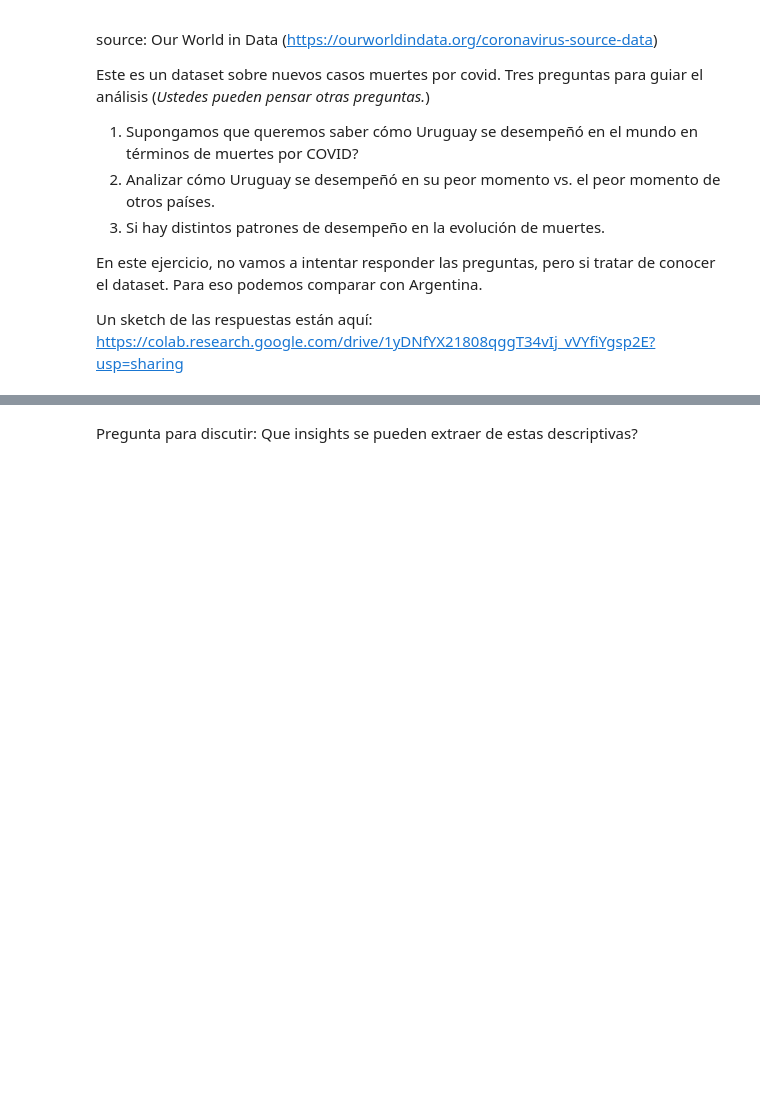
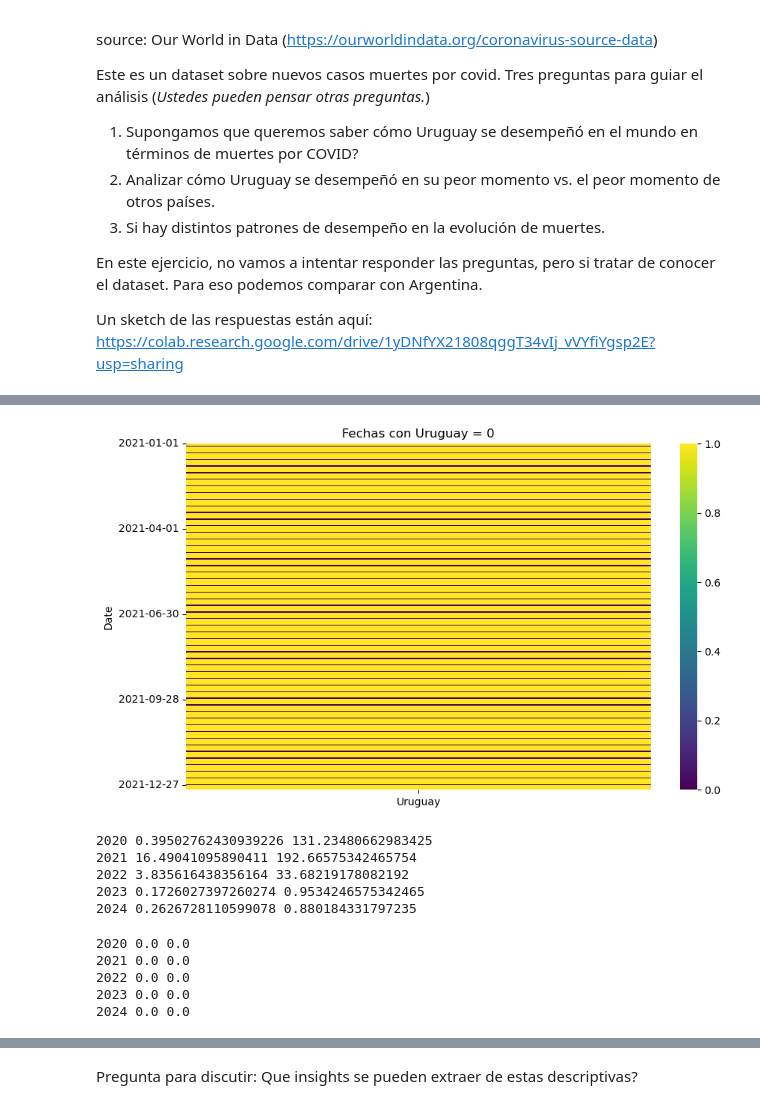
Before and after one commit to guillelezama/eda_course, a Jupyter notebook: Clase 2/muertes-covid.ipynb, the cells around one changed output, grey strips where cells are left out. Cells and saved outputs as stored; diff of their text form; code cells hidden in the pictures; blank space fills up the shorter version.

```diff
--- a/Clase 2/muertes-covid.ipynb
+++ b/Clase 2/muertes-covid.ipynb
@@ -20,0 +19,3 @@ Un sketch de las respuestas están aquí: https://colab.research.google.com/driv
+# %%
+# 2. Leer la Data
+df = pd.read_csv('https://raw.githubusercontent.com/owid/covid-19-data/master/public/data/cases_deaths/new_deaths.csv', on_bad_lines='skip')
@@ -35,2 +211,33 @@ Un sketch de las respuestas están aquí: https://colab.research.google.com/driv
+# %%
+# Una forma de visualizarlo! Queremos que para las fechas que hay un valor positivo, el color sea uno.
+# Para las fechas que el valor sea 0, el color sea otro.
+
+import seaborn as sns
+import matplotlib.pyplot as plt
+
+df['year'] = pd.to_datetime(df['date']).dt.year
+#Binarizamos el dataset: 1 cuando es 0, 0 cuando es positiva
+highlight_df = (df[df['year']==2021]['Uruguay'] == 0).astype(int).to_frame()
+
+# Queremos tener fechas en el eje de las y.
+highlight_df['date'] = df[df['year']==2021]['date']
+
+# La fecha como indice.
+highlight_df.set_index('date', inplace=True)
+
+# Creamos el heatmap que tiene como input una tabla con un indice, y la variable Uruguay.
+plt.figure(figsize=(10, 6))
+ax = sns.heatmap(highlight_df, cmap='viridis', yticklabels=True)
+
+# Los y ticks cada 90 dias (para que no quede sobrepoblado)
+y_ticks = range(0, len(highlight_df), 90)
+ax.set_yticks(y_ticks)
+ax.set_yticklabels(highlight_df.index[y_ticks])
+
+plt.title('Fechas con Uruguay = 0')
+plt.ylabel('Date')
+plt.show()
+# %% [output]
+[figure, added]
 # %%
 # Computar a, b y g por años (2020, 2021, 2022, 2023, 2024)
@@ -36,0 +245,18 @@ Un sketch de las respuestas están aquí: https://colab.research.google.com/driv
+# %%
+for i in range(2020,2025):
+  print(i,np.mean(df[df['year']==i]["Uruguay"]),np.mean(df[df['year']==i]["Argentina"]))
+# %% [output]
+2020 0.39502762430939226 131.23480662983425
+2021 16.49041095890411 192.66575342465754
+2022 3.835616438356164 33.68219178082192
+2023 0.1726027397260274 0.9534246575342465
+2024 0.2626728110599078 0.880184331797235
+# %%
+for i in range(2020,2025):
+  print(i,np.median(df[df['year']==i]["Uruguay"]),np.median(df[df['year']==i]["Argentina"]))
+# %% [output]
+2020 0.0 0.0
+2021 0.0 0.0
+2022 0.0 0.0
+2023 0.0 0.0
+2024 0.0 0.0
```
Also changed, not shown: parts of 26 cells of this notebook, 16 other files.
